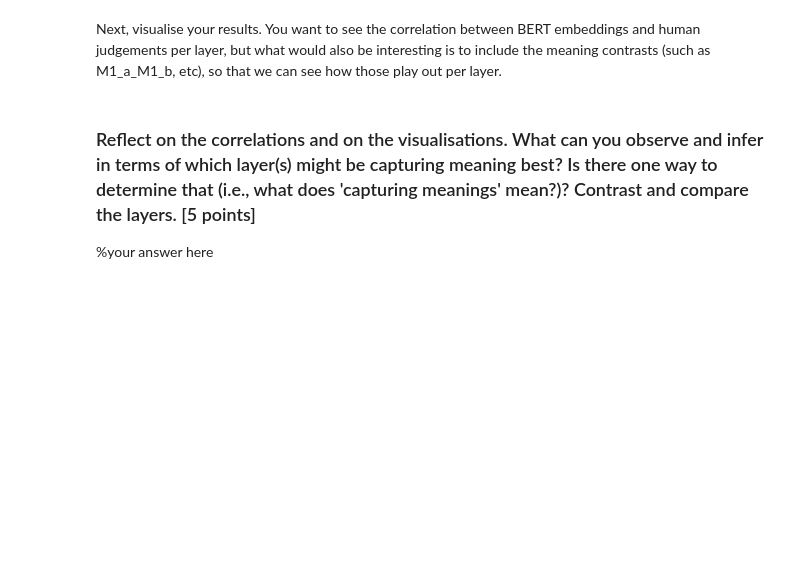
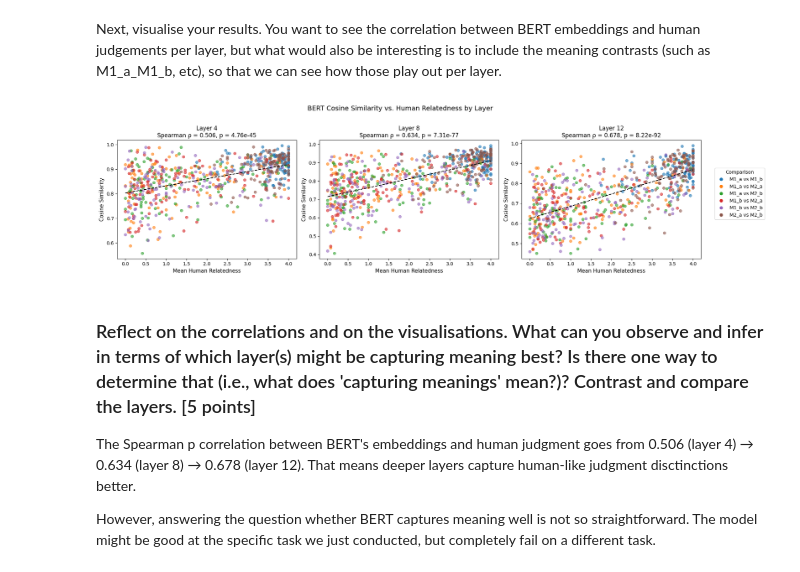
Before and after one commit to kazgar/comp_ling_assignment, a Jupyter notebook: compling26_assignment.ipynb, the cells around one changed output. Cells and saved outputs as stored; diff of their text form; code cells hidden in the pictures; blank space fills up the shorter version.

```diff
--- a/compling26_assignment.ipynb
+++ b/compling26_assignment.ipynb
@@ -724,3 +711,5 @@ You should now use the embeddings at the different layers that you computed to c
 Bear in mind that your final dataframe should include: the word, the string as it appears in the sentence, cosine similarity at layers 4, layer 8, layer 12, the version being compared (is it M1a vs M1b or M1a vs M2a?) and the mean relatadness given by humans (hint: the repo you cloned will come useful here, both in terms of code and data). Print the head of the dataframe to check everything is in order, and check also that the number of stimuli match with your number across the assignment (starting from task 1).
 # %%
 # your code here
+
+raw_c_embs = pd.read_pickle(PROCESSED_DATA / "raw_c_with_embeddings.pkl")
@@ -732,0 +789,15 @@ First, correlate the cosine similarities at the different layers to the mean hum
+# %%
+# Split 'comparison' back into v1 and v2 for merging
+sim_df[["v1", "v2"]] = sim_df["comparison"].str.split(" vs ", expand=True)
+
+# Merge on word + v1 + v2
+sim_df = sim_df.merge(
+    df_rawc[["word", "v1", "v2", "mean_relatedness"]],
+    on=["word", "v1", "v2"],
+    how="left"
+)
+
+# Sanity check
+print(sim_df.head(12))
+print(f"\nTotal rows: {len(sim_df)}")
+print(f"Missing mean_relatedness: {sim_df['mean_relatedness'].isna().sum()}")
@@ -737,4 +827,59 @@ Next, visualise your results. You want to see the correlation between BERT embed
+# %%
+# your code here
+
+plot_df = sim_df.dropna(subset=["mean_relatedness"]).copy()
+layers = ["cosine_sim_layer_4", "cosine_sim_layer_8", "cosine_sim_layer_12"]
+layer_labels = ["Layer 4", "Layer 8", "Layer 12"]
+
+# Color palette — one colour per comparison type
+comparisons = sorted(plot_df["comparison"].unique())
+palette = dict(zip(comparisons, sns.color_palette("tab10", len(comparisons))))
+
+fig, axes = plt.subplots(1, 3, figsize=(18, 5), sharey=False)
+
+for ax, layer, label in zip(axes, layers, layer_labels):
+    for comp, group in plot_df.groupby("comparison"):
+        ax.scatter(
+            group["mean_relatedness"],
+            group[layer],
+            label=comp,
+            color=palette[comp],
+            alpha=0.6,
+            s=30
+        )
+
+    # Overall regression line
+    x = plot_df["mean_relatedness"]
+    y = plot_df[layer]
+    m, b = np.polyfit(x, y, 1)
+    x_line = np.linspace(x.min(), x.max(), 100)
+    ax.plot(x_line, m * x_line + b, color="black", linewidth=1.5, linestyle="--")
+
+    # Spearman r annotation
+    r, p = spearmanr(x, y)
+    ax.set_title(f"{label}\nSpearman ρ = {r:.3f}, p = {p:.2e}", fontsize=12)
+    ax.set_xlabel("Mean Human Relatedness", fontsize=11)
+    ax.set_ylabel("Cosine Similarity", fontsize=11)
+
+# Single shared legend outside the plots
+handles = [
+    plt.Line2D([0], [0], marker='o', color='w',
+               markerfacecolor=palette[c], markersize=8, label=c)
+    for c in comparisons
+]
+fig.legend(handles=handles, title="Comparison", bbox_to_anchor=(1.01, 0.5),
+           loc="center left", fontsize=10)
+
+plt.suptitle("BERT Cosine Similarity vs. Human Relatedness by Layer",
+             fontsize=14, y=1.02)
+plt.tight_layout()
+plt.savefig("bert_layers_vs_human.png", dpi=150, bbox_inches="tight")
+plt.show()
+# %% [output]
+[figure, added]
 # %% [markdown]
 ### Reflect on the correlations and on the visualisations. What can you observe and infer in terms of which layer(s) might be capturing meaning best? Is there one way to determine that (i.e., what does 'capturing meanings' mean?)? Contrast and compare the layers. [5 points]
 
-%your answer here
+The Spearman p correlation between BERT's embeddings and human judgment goes from 0.506 (layer 4) → 0.634 (layer 8) → 0.678 (layer 12). That means deeper layers capture human-like judgment disctinctions better.
+
+However, answering the question whether BERT captures meaning well is not so straightforward. The model might be good at the specific task we just conducted, but completely fail on a different task.
```
Also changed, not shown: parts of 9 cells of this notebook, 3 other files.
